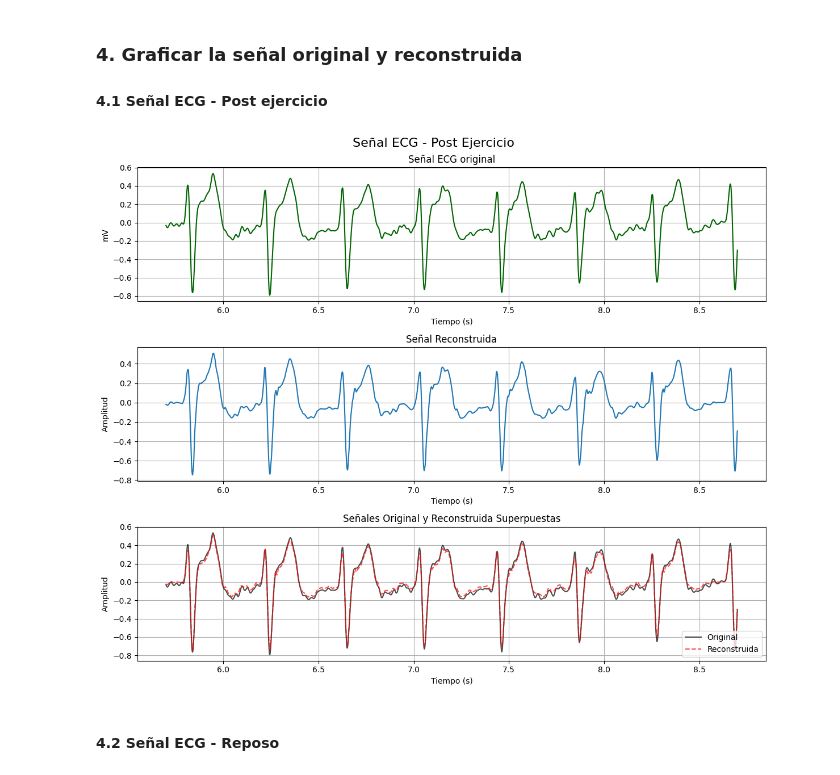
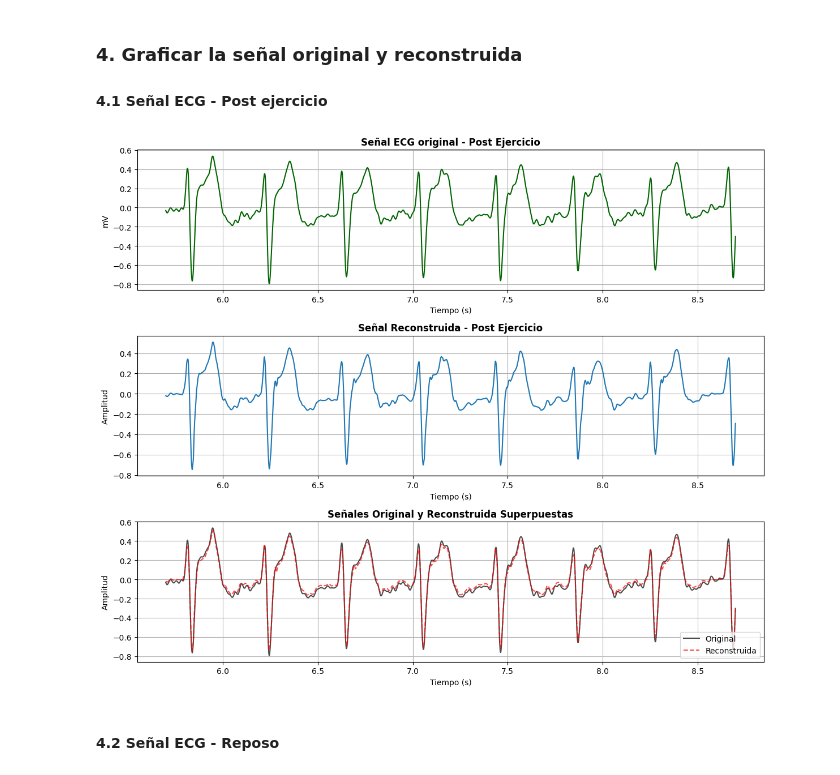
Before and after one commit to Andres-Landeo/GRUPO-09-ISB-2025-II, a Jupyter notebook: Laboratorios/Laboratorio 7 - Filtrado Wavelet/Código_ECG.ipynb, the cells around one changed output. Saved outputs shown, nothing was run; the diff lists cells and outputs as text; code cells hidden in the pictures.

```diff
--- a/Laboratorios/Laboratorio 7 - Filtrado Wavelet/Código_ECG.ipynb
+++ b/Laboratorios/Laboratorio 7 - Filtrado Wavelet/Código_ECG.ipynb
@@ -156,35 +166,34 @@ plt.show()
 #### **4.1 Señal ECG - Post ejercicio**
 # %%
 plt.figure(figsize=(12, 10))
-plt.suptitle("Señal ECG - Post Ejercicio", fontsize=16)
 
 # 1) Señal ECG original (post ejercicio)
 plt.subplot(3, 1, 1)
 plt.plot(t, x_filt, color="darkgreen")
-plt.title("Señal ECG original")
+plt.title("Señal ECG original - Post Ejercicio", fontweight='bold')
 plt.xlabel('Tiempo (s)')
 plt.ylabel("mV"); plt.grid(True)
 
 # 2) Graficar la señal reconstruida
 plt.subplot(3, 1, 2)  # 3 filas, 1 columna, segundo subplot
 plt.plot(t, x_rec)
-plt.title('Señal Reconstruida')
+plt.title('Señal Reconstruida - Post Ejercicio', fontweight='bold')
 plt.xlabel('Tiempo (s)')
 plt.ylabel('Amplitud'); plt.grid(True)
 
 # 3) Graficar ambas señales superpuestas
 plt.subplot(3, 1, 3)  # 3 filas, 1 columna, tercer subplot
 plt.plot(t, x_filt, label='Original', alpha=0.7, color="black")
 plt.plot(t, x_rec, "--", label='Reconstruida', alpha=0.7, color="red")
-plt.title('Señales Original y Reconstruida Superpuestas')
+plt.title('Señales Original y Reconstruida Superpuestas', fontweight='bold')
 plt.xlabel('Tiempo (s)')
 plt.ylabel('Amplitud'); plt.grid(True)
 plt.legend()
 
 plt.tight_layout()
 plt.show()
 # %% [output]
-[figure, old version]
+[figure, new version]
 # %% [markdown]
 #### **4.2 Señal ECG - Reposo**
 # %%
```
Also changed, not shown: parts of 3 cells of this notebook, 5 other files.
